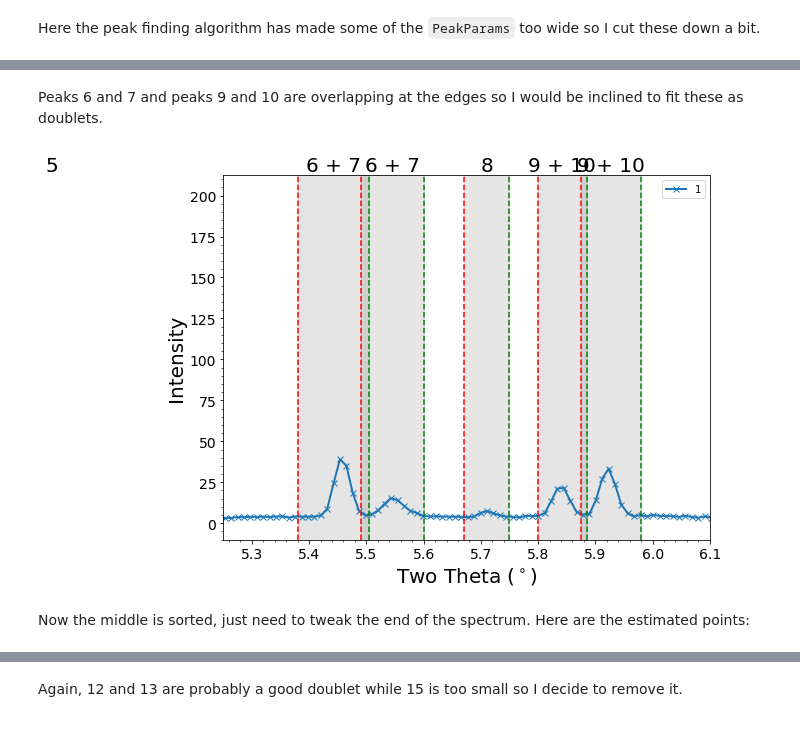
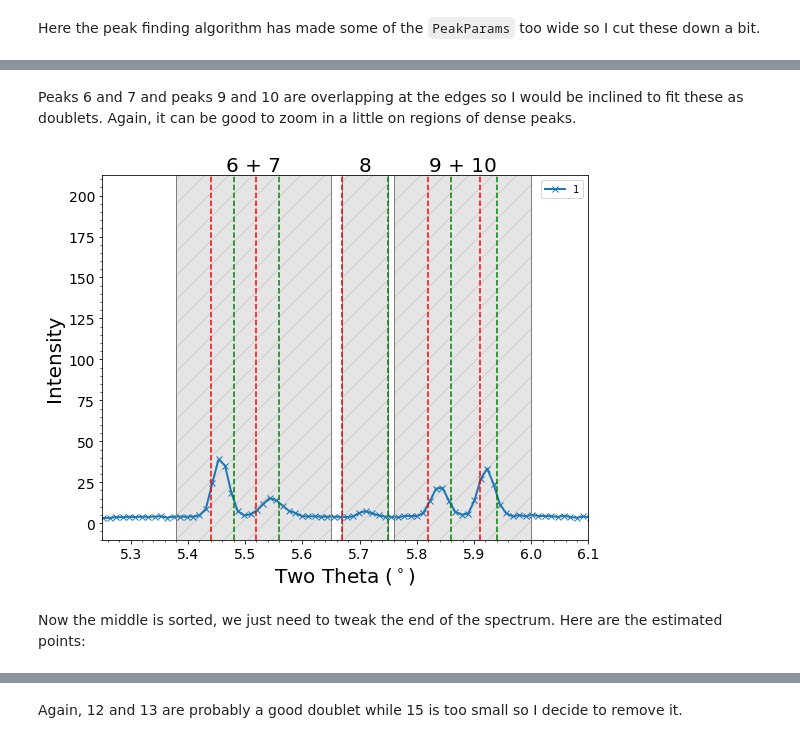
Before and after one commit to LightForm-group/xrdfit, a Jupyter notebook: tutorial notebooks/4 - Automatic peak detection.ipynb, the cells around one changed output, grey strips where cells are left out. Cells and saved outputs as stored; diff of their text form; code cells hidden in the pictures.

```diff
--- a/tutorial notebooks/4 - Automatic peak detection.ipynb
+++ b/tutorial notebooks/4 - Automatic peak detection.ipynb
@@ -88,16 +97,15 @@ spectral_data.plot_peak_params([PeakParams('5', (4.88, 5.02)),
 # %% [markdown]
-Peaks 6 and 7 and peaks 9 and 10 are overlapping at the edges so I would be inclined to fit these as doublets.
+Peaks 6 and 7 and peaks 9 and 10 are overlapping at the edges so I would be inclined to fit these as doublets. Again, it can be good to zoom in a little on regions of dense peaks.
 # %%
-spectral_data.plot_peak_params([PeakParams('5', (4.88, 5.02)),
-                                PeakParams('6 + 7', (5.38, 5.65), 2, {"1_min":5.38, "1_max":5.505, "2_min":5.49, "2_max":5.60}),
+spectral_data.plot_peak_params([PeakParams('6 + 7', (5.38, 5.65), 2, {"1_min":5.44, "1_max":5.48, "2_min":5.52, "2_max":5.56}),
                                 PeakParams('8', (5.67, 5.75)),
-                                PeakParams('9 + 10', (5.75, 6.05), 2, {"1_min":5.8, "1_max":5.885, "2_min":5.875, "2_max":5.98})
+                                PeakParams('9 + 10', (5.76, 6.00), 2, {"1_min":5.82, "1_max":5.86, "2_min":5.91, "2_max":5.94})
                                ],
                                1, (5.25, 6.1), show_points=True)
 # %% [output]
-[figure, old version]
+[figure, new version]
 # %% [markdown]
-Now the middle is sorted, just need to tweak the end of the spectrum. Here are the estimated points:
+Now the middle is sorted, we just need to tweak the end of the spectrum. Here are the estimated points:
 # %%
 spectral_data.plot_peak_params([PeakParams('11', (6.12, 6.28)),
                                 PeakParams('12', (6.3, 6.53)),
```
Also changed, not shown: parts of 13 cells of this notebook, 4 other files.
